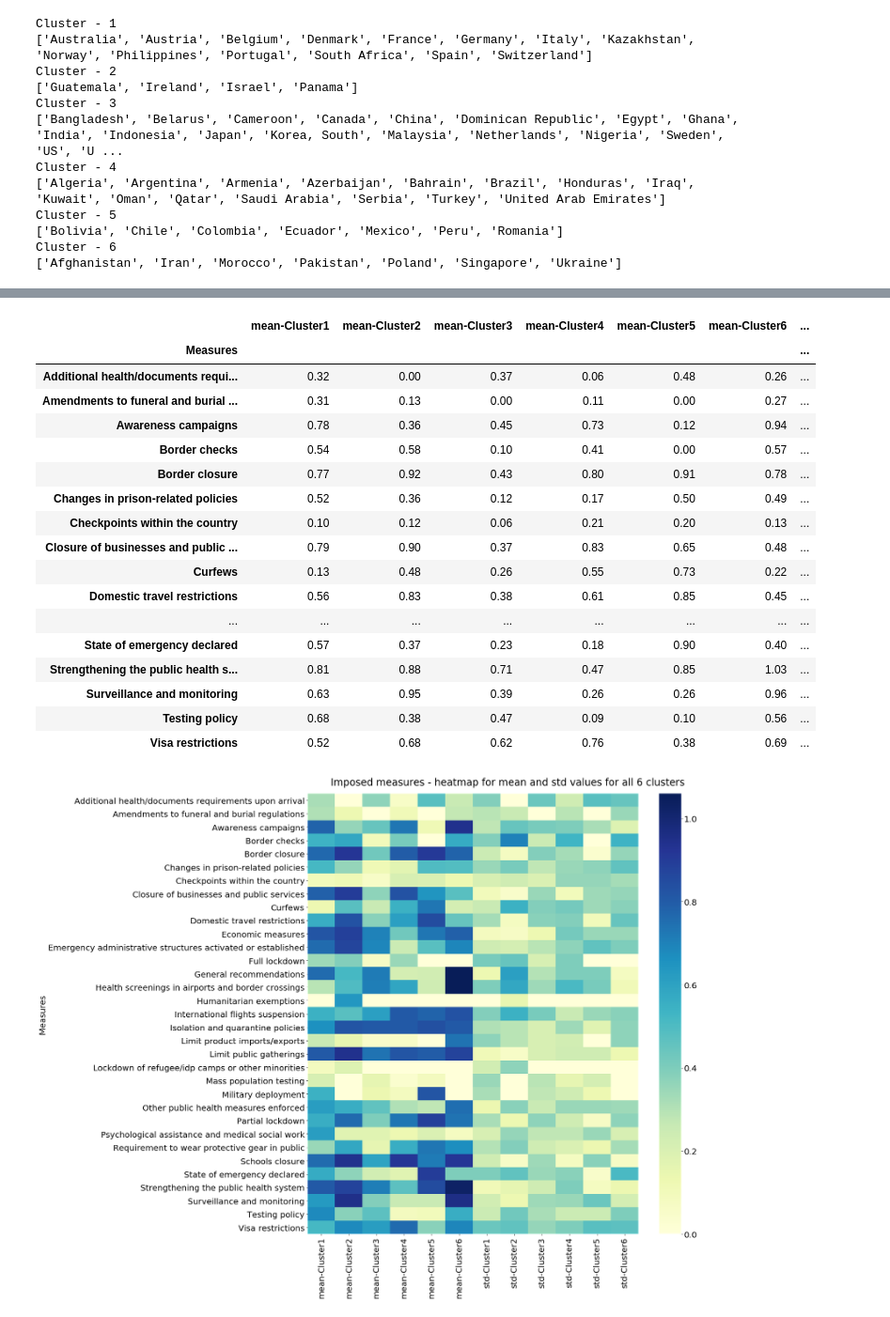
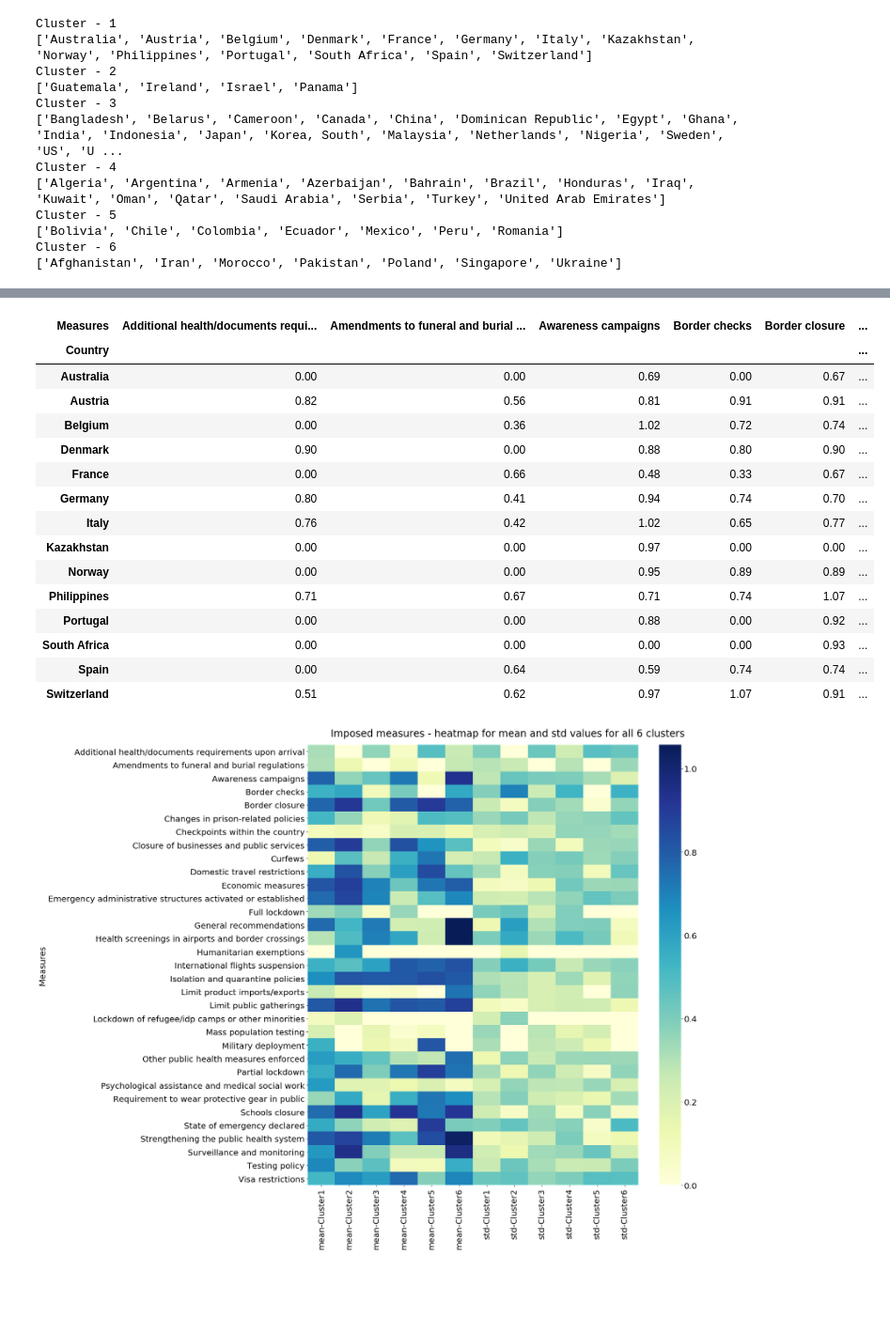
Before and after one commit to gitadas/COVID19_ImposedMeasures, a Jupyter notebook: COVID19_Measures_V1.ipynb, the cells around one changed output, grey strips where cells are left out. Shown at 94% size. Cells and saved outputs as stored; diff of their text form; code cells hidden in the pictures; blank space fills up the shorter version.

```diff
--- a/COVID19_Measures_V1.ipynb
+++ b/COVID19_Measures_V1.ipynb
@@ -659,27 +615,41 @@ feat_C6.to_csv("C:/Users/das_g/Desktop/Gitua/COVID-19/feat_C6.csv")
-# %%
-# measures_heatmap.csv is a compilation of all mean and std data for all 6 clusters as obtained above
-# Read data containing mean and std values for all measures and for all 6 clusters
-
-df = pd.read_csv("C:/Users/das_g/Desktop/Gitua/COVID-19/measures_heatmap.csv")
-heatmap_data = pd.pivot_table(df, index=['Measures'])
-heatmap_data
-# %% [output]
-|  | mean-Cluster1 | mean-Cluster2 | mean-Cluster3 | mean-Cluster4 | mean-Cluster5 | mean-Cluster6 | ... |
-| Measures |  |  |  |  |  |  | ... |
-| Additional health/documents requi... | 0.32 | 0.00 | 0.37 | 0.06 | 0.48 | 0.26 | ... |
-| Amendments to funeral and burial ... | 0.31 | 0.13 | 0.00 | 0.11 | 0.00 | 0.27 | ... |
-| Awareness campaigns | 0.78 | 0.36 | 0.45 | 0.73 | 0.12 | 0.94 | ... |
-| Border checks | 0.54 | 0.58 | 0.10 | 0.41 | 0.00 | 0.57 | ... |
-| Border closure | 0.77 | 0.92 | 0.43 | 0.80 | 0.91 | 0.78 | ... |
-| Changes in prison-related policies | 0.52 | 0.36 | 0.12 | 0.17 | 0.50 | 0.49 | ... |
-| Checkpoints within the country | 0.10 | 0.12 | 0.06 | 0.21 | 0.20 | 0.13 | ... |
-| Closure of businesses and public ... | 0.79 | 0.90 | 0.37 | 0.83 | 0.65 | 0.48 | ... |
-| Curfews | 0.13 | 0.48 | 0.26 | 0.55 | 0.73 | 0.22 | ... |
-| Domestic travel restrictions | 0.56 | 0.83 | 0.38 | 0.61 | 0.85 | 0.45 | ... |
-| ... | ... | ... | ... | ... | ... | ... | ... |
-| State of emergency declared | 0.57 | 0.37 | 0.23 | 0.18 | 0.90 | 0.40 | ... |
-| Strengthening the public health s... | 0.81 | 0.88 | 0.71 | 0.47 | 0.85 | 1.03 | ... |
-| Surveillance and monitoring | 0.63 | 0.95 | 0.39 | 0.26 | 0.26 | 0.96 | ... |
-| Testing policy | 0.68 | 0.38 | 0.47 | 0.09 | 0.10 | 0.56 | ... |
-| Visa restrictions | 0.52 | 0.68 | 0.62 | 0.76 | 0.38 | 0.69 | ... |
+# %%
+# A dataframe is created for each cluster
+pd.options.display.float_format = '{:,.2f}'.format
+cluster_df = []
+for i in range(len(res)):
+    cluster_df.append(measures_days.iloc[measures_days.index.isin(res[i])])
+
+cluster_df_mean = cluster_df.copy()
+
+# describe() gives statistics like min, max, std etc.. We keep only mean & std, and delete rest
+for i in range(len(res)):
+    cluster_df_mean[i] = cluster_df[i].describe().transpose()
+    cluster_df_mean[i] = cluster_df_mean[i].drop(["count", '25%', '50%', '75%', 'min', 'max'], axis=1)
+    cluster_df_mean[i].columns = ['mean-Cluster%i'%(i+1),'std-Cluster%i'%(i+1) ]
+
+# The following calculates mean for all the clusters, then create a single df with all mean values
+result_df = cluster_df_mean[0]
+for i in range(len(res)-1):
+    result_df = pd.concat([result_df,cluster_df_mean[i+1]], axis=1)
+# result_df['mean_All'] = result_df.mean(axis=1)
+# %%
+# Shows the countries in a cluster, and the values of measures
+cluster_df[0]
+# %% [output]
+| Measures | Additional health/documents requi... | Amendments to funeral and burial ... | Awareness campaigns | Border checks | Border closure | ... |
+| Country |  |  |  |  |  | ... |
+| Australia | 0.00 | 0.00 | 0.69 | 0.00 | 0.67 | ... |
+| Austria | 0.82 | 0.56 | 0.81 | 0.91 | 0.91 | ... |
+| Belgium | 0.00 | 0.36 | 1.02 | 0.72 | 0.74 | ... |
+| Denmark | 0.90 | 0.00 | 0.88 | 0.80 | 0.90 | ... |
+| France | 0.00 | 0.66 | 0.48 | 0.33 | 0.67 | ... |
+| Germany | 0.80 | 0.41 | 0.94 | 0.74 | 0.70 | ... |
+| Italy | 0.76 | 0.42 | 1.02 | 0.65 | 0.77 | ... |
+| Kazakhstan | 0.00 | 0.00 | 0.97 | 0.00 | 0.00 | ... |
+| Norway | 0.00 | 0.00 | 0.95 | 0.89 | 0.89 | ... |
+| Philippines | 0.71 | 0.67 | 0.71 | 0.74 | 1.07 | ... |
+| Portugal | 0.00 | 0.00 | 0.88 | 0.00 | 0.92 | ... |
+| South Africa | 0.00 | 0.00 | 0.00 | 0.00 | 0.93 | ... |
+| Spain | 0.00 | 0.64 | 0.59 | 0.74 | 0.74 | ... |
+| Switzerland | 0.51 | 0.62 | 0.97 | 1.07 | 0.91 | ... |
 # %%
```
Also changed, not shown: parts of 11 cells of this notebook.
